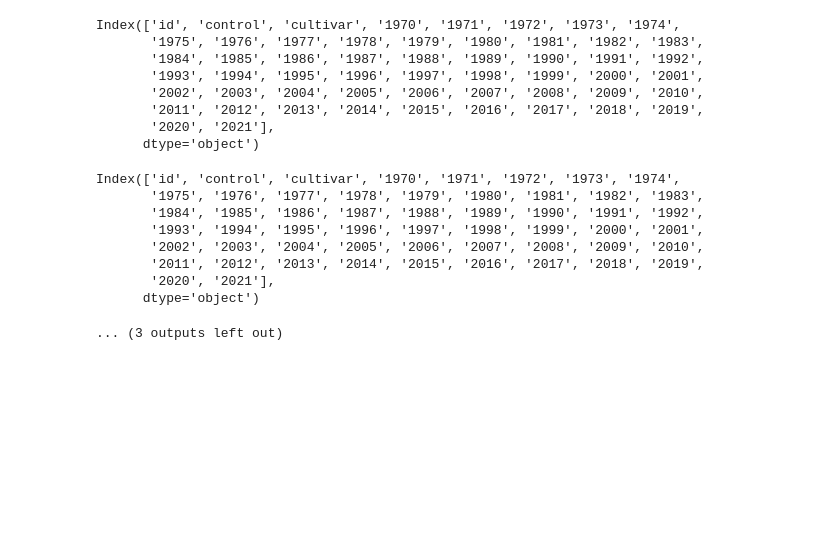
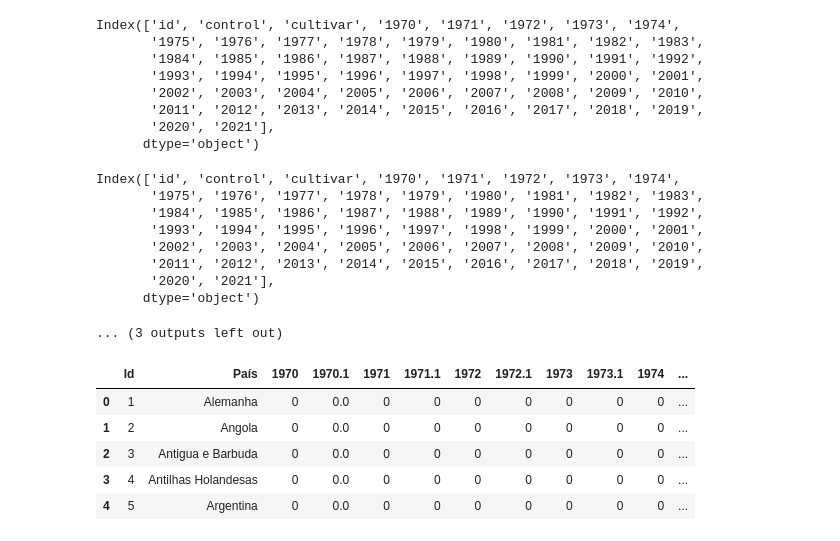
Before and after one commit to IgorNascAlves/Tech_Challenge_Fase01, a Jupyter notebook: notebooks/explorando_dados_qtd_ano.ipynb, the cells around one changed output. Drawn from its saved outputs; the diff is of its cells as text; code cells hidden in the pictures; blank space fills up the shorter version.

```diff
--- a/notebooks/explorando_dados_qtd_ano.ipynb
+++ b/notebooks/explorando_dados_qtd_ano.ipynb
@@ -268,3 +268,41 @@ Index(['id', 'control', 'cultivar', '1970', '1971', '1972', '1973', '1974',
        '2020', '2021'],
       dtype='object')
 ... (3 outputs left out)
+# %%
+# concat all dataframes df_ExpEspumantes df_ExpVinho df_ExpSuco df_ExpUva df_ExpEspumantes df_ExpSuco df_ExpUva df_ExpVinho df_ImpEspumantes df_ImpFrescas df_ImpPassas df_ImpSuco df_ImpVinhos
+df_ExpEspumantes['Tipo'] = 'Exportação'
+df_ExpEspumantes['Produto'] = 'Espumantes'
+df_ExpVinho['Tipo'] = 'Exportação'
+df_ExpVinho['Produto'] = 'Vinho'
+df_ExpSuco['Tipo'] = 'Exportação'
+df_ExpSuco['Produto'] = 'Suco'
+df_ExpUva['Tipo'] = 'Exportação'
+df_ExpUva['Produto'] = 'Uva'
+df_ExpEspumantes['Tipo'] = 'Exportação'
+df_ExpEspumantes['Produto'] = 'Espumantes'
+df_ExpSuco['Tipo'] = 'Exportação'
+df_ExpSuco['Produto'] = 'Suco'
+df_ExpUva['Tipo'] = 'Exportação'
+df_ExpUva['Produto'] = 'Uva'
+df_ExpVinho['Tipo'] = 'Exportação'
+df_ExpVinho['Produto'] = 'Vinho'
+df_ImpEspumantes['Tipo'] = 'Importação'
+df_ImpEspumantes['Produto'] = 'Espumantes'
+df_ImpFrescas['Tipo'] = 'Importação'
+df_ImpFrescas['Produto'] = 'Uva Fresca'
+df_ImpPassas['Tipo'] = 'Importação'
+df_ImpPassas['Produto'] = 'Uva Passa'
+df_ImpSuco['Tipo'] = 'Importação'
+df_ImpSuco['Produto'] = 'Suco'
+df_ImpVinhos['Tipo'] = 'Importação'
+df_ImpVinhos['Produto'] = 'Vinho'
+
+df_completo = pd.concat([df_ExpEspumantes, df_ExpSuco, df_ExpUva, df_ExpVinho, df_ImpEspumantes, df_ImpFrescas, df_ImpPassas, df_ImpSuco, df_ImpVinhos], ignore_index=True)
+display(df_completo.head())
+# %% [output]
+|  | Id | País | 1970 | 1970.1 | 1971 | 1971.1 | 1972 | 1972.1 | 1973 | 1973.1 | 1974 | ... |
+| 0 | 1 | Alemanha | 0 | 0.0 | 0 | 0 | 0 | 0 | 0 | 0 | 0 | ... |
+| 1 | 2 | Angola | 0 | 0.0 | 0 | 0 | 0 | 0 | 0 | 0 | 0 | ... |
+| 2 | 3 | Antigua e Barbuda | 0 | 0.0 | 0 | 0 | 0 | 0 | 0 | 0 | 0 | ... |
+| 3 | 4 | Antilhas Holandesas | 0 | 0.0 | 0 | 0 | 0 | 0 | 0 | 0 | 0 | ... |
+| 4 | 5 | Argentina | 0 | 0.0 | 0 | 0 | 0 | 0 | 0 | 0 | 0 | ... |
```
Also changed, not shown: parts of 3 cells of this notebook, 1 other file.
